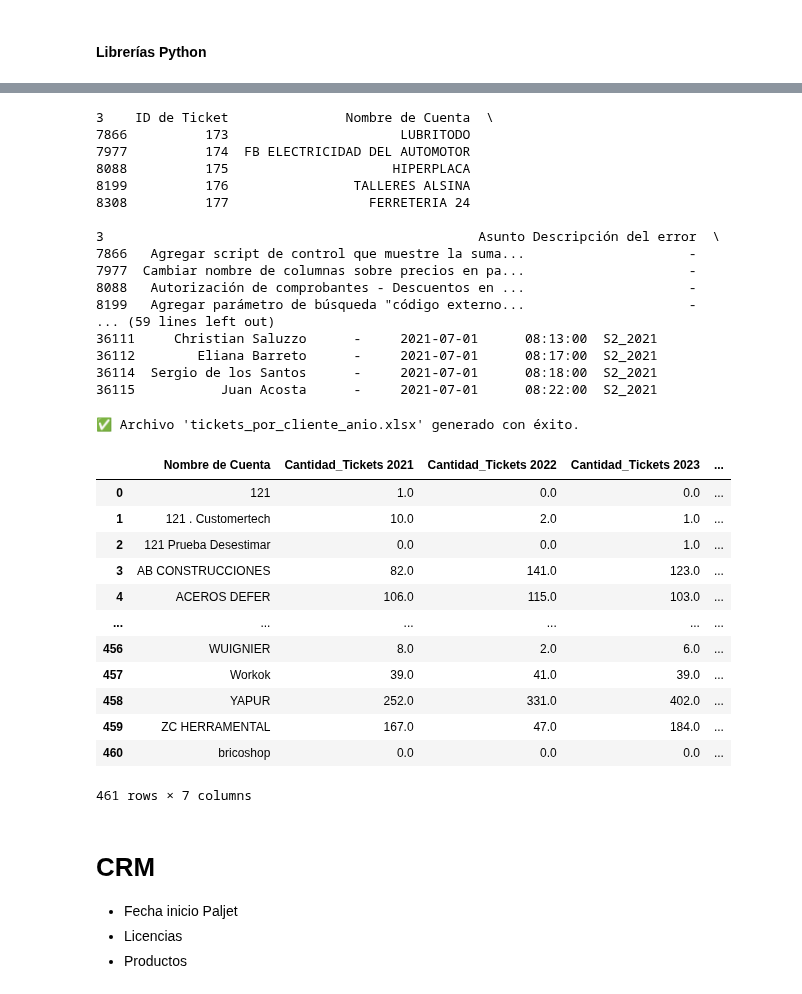
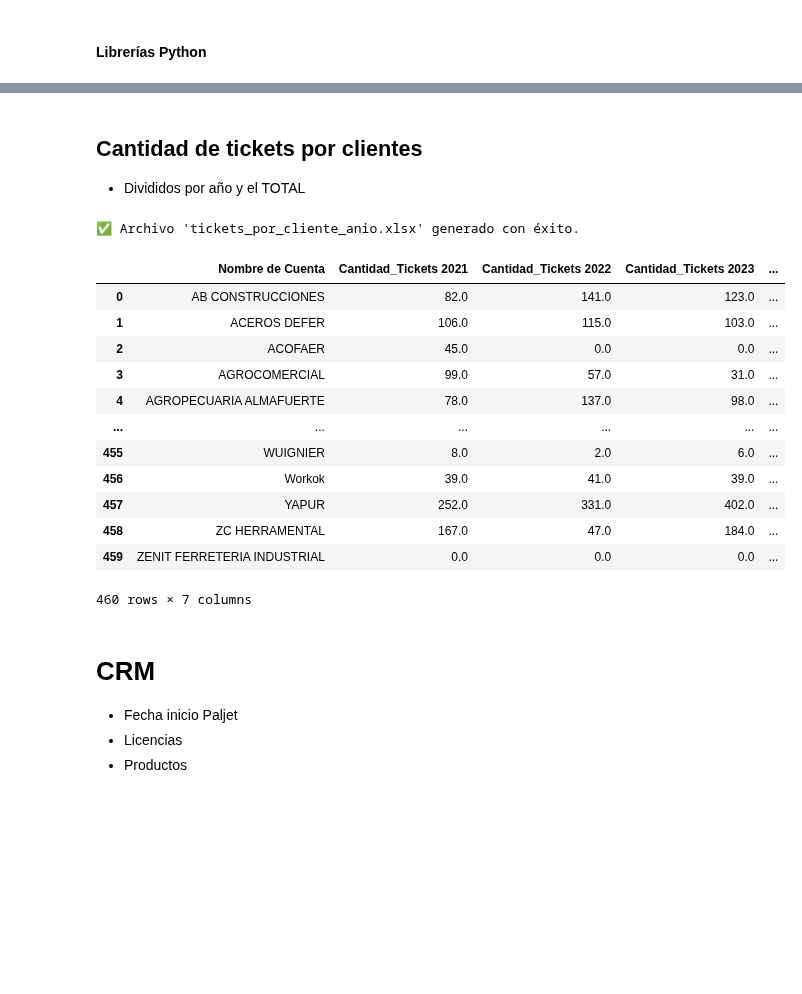
Before and after one commit to christiansaluzzo/Etsol_AnalisisClientes, a Jupyter notebook: análisis_clientes.ipynb, the cells around one changed output, grey strips where cells are left out. Saved outputs shown, nothing was run; the diff lists cells and outputs as text; code cells hidden in the pictures; blank space fills up the shorter version.

Commit message:
Trabajando en los DS de Tickets y CRM.

```diff
--- a/análisis_clientes.ipynb
+++ b/análisis_clientes.ipynb
@@ -101,39 +108,7 @@ tickets_resumen
-# %%
-# Crear columna de semestre
-DF_tickets["Semestre"] = DF_tickets["Fecha_creacion"].apply(
-    lambda x: f"S{1 if x.month <= 6 else 2}_{x.year}" if pd.notnull(x) else None
-)
-
-# Generar datasets separados como variables dinámicas
-globals().update({
-    f"df_tickets_{semestre}": df.copy()
-    for semestre, df in DF_tickets.groupby("Semestre")
-})
-
-# Chequear algunas variables creadas
-print(DF_tickets_S1_2021.head())
-print(df_tickets_S2_2021.head())
-# %% [output]
-3    ID de Ticket               Nombre de Cuenta  \
-7866          173                      LUBRITODO
-7977          174  FB ELECTRICIDAD DEL AUTOMOTOR
-8088          175                     HIPERPLACA
-8199          176                TALLERES ALSINA
-8308          177                  FERRETERIA 24
-
-3                                                Asunto Descripción del error  \
-7866   Agregar script de control que muestre la suma...                     -
-7977  Cambiar nombre de columnas sobre precios en pa...                     -
-8088   Autorización de comprobantes - Descuentos en ...                     -
-8199   Agregar parámetro de búsqueda "código externo...                     -
-... (59 lines left out)
-36111     Christian Saluzzo      -     2021-07-01      08:13:00  S2_2021
-36112        Eliana Barreto      -     2021-07-01      08:17:00  S2_2021
-36114  Sergio de los Santos      -     2021-07-01      08:18:00  S2_2021
-36115           Juan Acosta      -     2021-07-01      08:22:00  S2_2021
+# %% [markdown]
+##  Cantidad de tickets por clientes
+ - Divididos por año y el TOTAL
 # %%
-# CANTIDAD DE TICKETS POR CLIENTE DIVIDIDOS POR AÑO + TOTAL
-# ----------------------------------------------------------
 
 # Asegurarnos que la columna de fecha es datetime
 DF_tickets["Fecha_creacion"] = pd.to_datetime(DF_tickets["Fecha_creacion"], errors="coerce")
@@ -142,14 +117,14 @@ DF_tickets["Fecha_creacion"] = pd.to_datetime(DF_tickets["Fecha_creacion"], erro
 DF_tickets["Año"] = DF_tickets["Fecha_creacion"].dt.year
 
 # Agrupar por cliente y año
-tickets_por_anio = (
+DS_tickets_clientes = (
     DF_tickets.groupby(["Nombre de Cuenta", "Año"])["ID de Ticket"]
     .count()
     .reset_index(name="Cantidad_Tickets")
 )
 
 # Pivot para que los años aparezcan como columnas
-tickets_final_x_annio = tickets_por_anio.pivot_table(
+DS_tickets_clientes = DS_tickets_clientes.pivot_table(
     index="Nombre de Cuenta",
     columns="Año",
     values="Cantidad_Tickets",
@@ -157,35 +132,35 @@ tickets_final_x_annio = tickets_por_anio.pivot_table(
 ).reset_index()
 
 # Renombrar columnas para que se vean más claras
-tickets_final_x_annio = tickets_final_x_annio.rename_axis(None, axis=1)
-tickets_final_x_annio = tickets_final_x_annio.rename(columns={col: f"Cantidad_Tickets {col}" for col in tickets_final_x_annio.columns if isinstance(col, int)})
+DS_tickets_clientes = DS_tickets_clientes.rename_axis(None, axis=1)
+DS_tickets_clientes = DS_tickets_clientes.rename(columns={col: f"Cantidad_Tickets {col}" for col in DS_tickets_clientes.columns if isinstance(col, int)})
 
 # ➕ Agregar columna TOTAL_Tickets (suma de todas las columnas de años)
-cols_anios = [c for c in tickets_final_x_annio.columns if "Cantidad_Tickets" in c and c != "Nombre de Cuenta"]
-tickets_final_x_annio["TOTAL_Tickets"] = tickets_final_x_annio[cols_anios].sum(axis=1)
+cols_anios = [c for c in DS_tickets_clientes.columns if "Cantidad_Tickets" in c and c != "Nombre de Cuenta"]
+DS_tickets_clientes["TOTAL_Tickets"] = DS_tickets_clientes[cols_anios].sum(axis=1)
+"""tickets_final_x_annio["TOTAL_Tickets"] = tickets_final_x_annio[cols_anios].sum(axis=1)"""
 
 # Exportar a Excel
-tickets_final_x_annio.to_excel("resultados_dashboard\\tickets_por_cliente_anio.xlsx", index=False)
-
+DS_tickets_clientes.to_excel("resultados_dashboard\\tickets_por_cliente_anio.xlsx", index=False)
 print("✅ Archivo 'tickets_por_cliente_anio.xlsx' generado con éxito.")
 # %% [output]
 ✅ Archivo 'tickets_por_cliente_anio.xlsx' generado con éxito.
 # %%
-tickets_final_x_annio.head(-2)
+DS_tickets_clientes.head(-2)
 # %% [output]
 |  | Nombre de Cuenta | Cantidad_Tickets 2021 | Cantidad_Tickets 2022 | Cantidad_Tickets 2023 | ... |
-| 0 | 121 | 1.0 | 0.0 | 0.0 | ... |
-| 1 | 121 . Customertech | 10.0 | 2.0 | 1.0 | ... |
-| 2 | 121 Prueba Desestimar | 0.0 | 0.0 | 1.0 | ... |
-| 3 | AB CONSTRUCCIONES | 82.0 | 141.0 | 123.0 | ... |
-| 4 | ACEROS DEFER | 106.0 | 115.0 | 103.0 | ... |
+| 0 | AB CONSTRUCCIONES | 82.0 | 141.0 | 123.0 | ... |
+| 1 | ACEROS DEFER | 106.0 | 115.0 | 103.0 | ... |
+| 2 | ACOFAER | 45.0 | 0.0 | 0.0 | ... |
+| 3 | AGROCOMERCIAL | 99.0 | 57.0 | 31.0 | ... |
+| 4 | AGROPECUARIA ALMAFUERTE | 78.0 | 137.0 | 98.0 | ... |
 | ... | ... | ... | ... | ... | ... |
-| 456 | WUIGNIER | 8.0 | 2.0 | 6.0 | ... |
-| 457 | Workok | 39.0 | 41.0 | 39.0 | ... |
-| 458 | YAPUR | 252.0 | 331.0 | 402.0 | ... |
-| 459 | ZC HERRAMENTAL | 167.0 | 47.0 | 184.0 | ... |
-| 460 | bricoshop | 0.0 | 0.0 | 0.0 | ... |
+| 455 | WUIGNIER | 8.0 | 2.0 | 6.0 | ... |
+| 456 | Workok | 39.0 | 41.0 | 39.0 | ... |
+| 457 | YAPUR | 252.0 | 331.0 | 402.0 | ... |
+| 458 | ZC HERRAMENTAL | 167.0 | 47.0 | 184.0 | ... |
+| 459 | ZENIT FERRETERIA INDUSTRIAL | 0.0 | 0.0 | 0.0 | ... |
-461 rows × 7 columns
+460 rows × 7 columns
 # %% [markdown]
 # CRM
 - Fecha inicio Paljet
```
Also changed, not shown: parts of 6 cells of this notebook, 3 other files.
